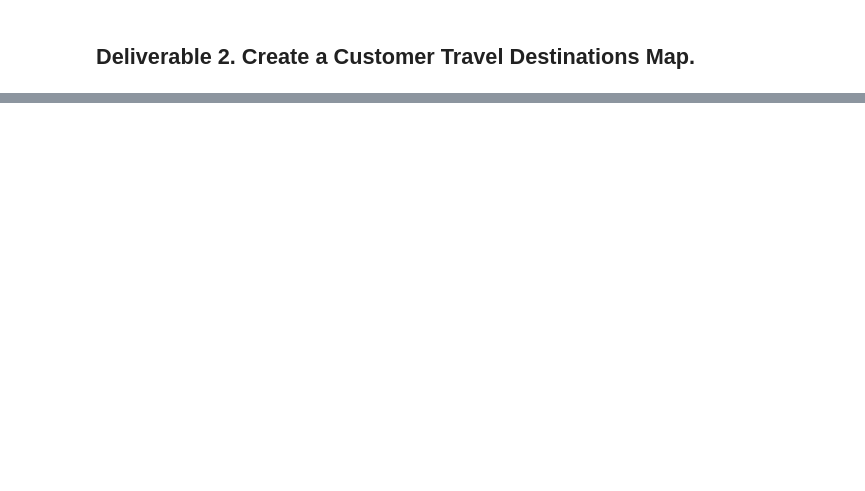
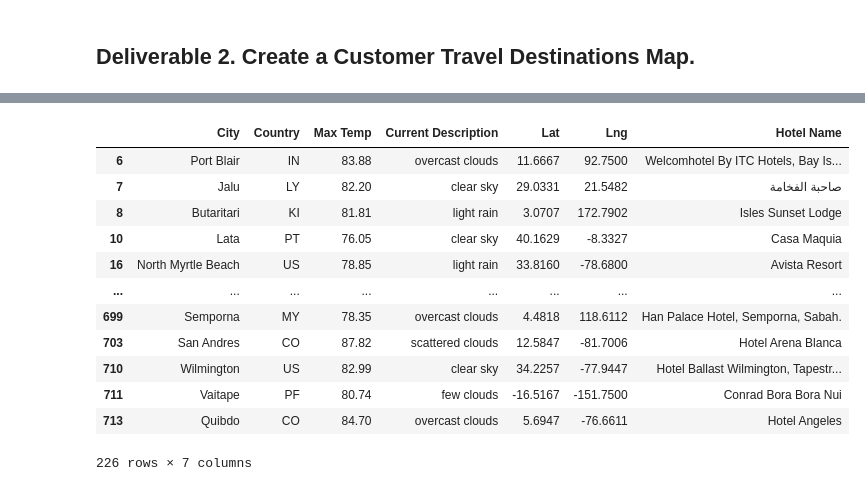
Before and after one commit to melindamalone/World_Weather_Analysis, a Jupyter notebook: Vacation_Search/Vacation_Search.ipynb, the cells around one changed output, grey strips where cells are left out. Saved outputs shown, nothing was run; the diff lists cells and outputs as text; code cells hidden in the pictures; blank space fills up the shorter version.

```diff
--- a/Vacation_Search/Vacation_Search.ipynb
+++ b/Vacation_Search/Vacation_Search.ipynb
@@ -28,6 +84,6 @@ city_data_df.head()
 # %%
 # 5a. Create DataFrame called hotel_df to store hotel names along with city, country, max temp, and coordinates.
-hotel_df = clean_df[["City", "Country", "Max Temp", "Current Description", "Lat", "Lng"]].copy()
+hotel_df = preferred_cities_df[["City", "Country", "Max Temp", "Current Description", "Lat", "Lng"]].copy()
 
 # 5b. Create a new column "Hotel Name"
 hotel_df["Hotel Name"] = ""
@@ -41,14 +109,20 @@ params = {
 }
 
 # 6b. Iterate through the hotel DataFrame.
-
+for index, row in hotel_df.iterrows():
     # 6c. Get latitude and longitude from DataFrame
-
+    lat = row["Lat"]
+    lng = row["Lng"]
+    params["location"] = f"{lat},{lng}"
 
     # 6d. Set up the base URL for the Google Directions API to get JSON data.
-
+    base_url = "https://maps.googleapis.com/maps/api/place/nearbysearch/json"
 
     # 6e. Make request and retrieve the JSON data from the search.
-
+    hotels = requests.get(base_url, params=params).json()
 
     # 6f. Get the first hotel from the results and store the name, if a hotel isn't found skip the city.
+    try:
+        hotel_df.loc[index, "Hotel Name"] = hotels["results"][0]["name"]
+    except (IndexError):
+        print("Hotel not found...skipping.")
@@ -55,4 +159,21 @@ params = {
 # %%
 # 7. Drop the rows where there is no Hotel Name.
+# No rows to drop.
+clean_hotel_df = hotel_df.dropna()
+clean_hotel_df
+# %% [output]
+|  | City | Country | Max Temp | Current Description | Lat | Lng | Hotel Name |
+| 6 | Port Blair | IN | 83.88 | overcast clouds | 11.6667 | 92.7500 | Welcomhotel By ITC Hotels, Bay Is... |
+| 7 | Jalu | LY | 82.20 | clear sky | 29.0331 | 21.5482 | صاحبة الفخامة |
+| 8 | Butaritari | KI | 81.81 | light rain | 3.0707 | 172.7902 | Isles Sunset Lodge |
+| 10 | Lata | PT | 76.05 | clear sky | 40.1629 | -8.3327 | Casa Maquia |
+| 16 | North Myrtle Beach | US | 78.85 | light rain | 33.8160 | -78.6800 | Avista Resort |
+| ... | ... | ... | ... | ... | ... | ... | ... |
+| 699 | Semporna | MY | 78.35 | overcast clouds | 4.4818 | 118.6112 | Han Palace Hotel, Semporna, Sabah. |
+| 703 | San Andres | CO | 87.82 | scattered clouds | 12.5847 | -81.7006 | Hotel Arena Blanca |
+| 710 | Wilmington | US | 82.99 | clear sky | 34.2257 | -77.9447 | Hotel Ballast Wilmington, Tapestr... |
+| 711 | Vaitape | PF | 80.74 | few clouds | -16.5167 | -151.7500 | Conrad Bora Bora Nui |
+| 713 | Quibdo | CO | 84.70 | overcast clouds | 5.6947 | -76.6611 | Hotel Angeles |
+226 rows × 7 columns
 # %%
 # 8a. Create the output File (CSV)
```
Also changed, not shown: parts of 13 cells of this notebook, 3 other files.
